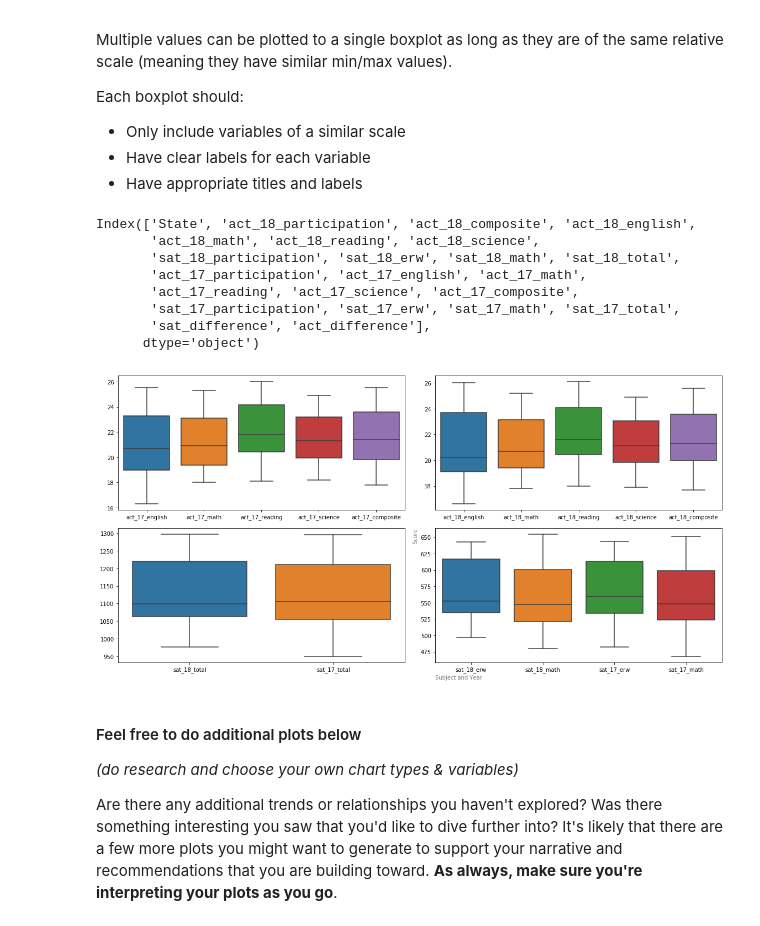
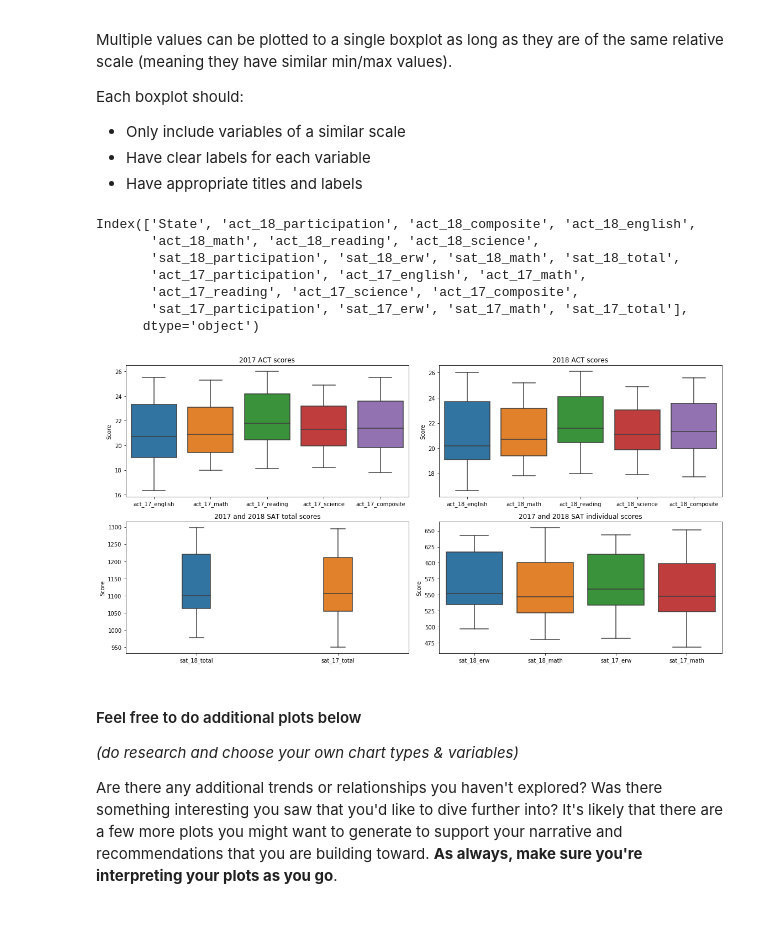
Before and after one commit to KennethChewx/Project_1, a Jupyter notebook: code/starter-code.ipynb, the cells around one changed output. Saved outputs shown, nothing was run; the diff lists cells and outputs as text; code cells hidden in the pictures.

Commit message:
Edited descriptive summaries and attempted outside research on SAT and ACT scores

```diff
--- a/code/starter-code.ipynb
+++ b/code/starter-code.ipynb
@@ -551,3 +558,0 @@ def high_low(col):
-# %%
-final["sat_difference"] = final.sat_18_total - final.sat_17_total
-final[abs(final["sat_difference"])>40]
@@ -563,3 +558,0 @@ final[abs(final["sat_difference"])>40]
-# %%
-final['act_difference'] = final.act_17_composite - final.act_18_composite
-final.State[abs(final['act_difference'])>2]
@@ -778,26 +910,33 @@ Index(['State', 'act_18_participation', 'act_18_composite', 'act_18_english',
        'sat_18_participation', 'sat_18_erw', 'sat_18_math', 'sat_18_total',
        'act_17_participation', 'act_17_english', 'act_17_math',
        'act_17_reading', 'act_17_science', 'act_17_composite',
-       'sat_17_participation', 'sat_17_erw', 'sat_17_math', 'sat_17_total',
-       'sat_difference', 'act_difference'],
+       'sat_17_participation', 'sat_17_erw', 'sat_17_math', 'sat_17_total'],
       dtype='object')
 # %%
 figure, ax = plt.subplots(nrows=2, ncols=2, figsize=(16, 8))
 
+for i in range(2):
+    for j in range(2):
+        ax[i,j].set_ylabel('Score')
+
+
 # ACT 17 and ACT 18
 
-sns.boxplot(data = final[['act_17_english','act_17_math','act_17_reading', 'act_17_science', 'act_17_composite']], ax=ax[0, 0])
-sns.boxplot(data = final[['act_18_english', 'act_18_math', 'act_18_reading', 'act_18_science', 'act_18_composite']], ax=ax[0, 1])
+sns.boxplot(data = final[['act_17_english','act_17_math','act_17_reading', 'act_17_science', 'act_17_composite']],\
+            ax=ax[0, 0]).set_title('2017 ACT scores')
+
+sns.boxplot(data = final[['act_18_english', 'act_18_math', 'act_18_reading', 'act_18_science', 'act_18_composite']],\
+            ax=ax[0, 1]).set_title('2018 ACT scores')
 
 # SAT 17 and SAT 18
-sns.boxplot(data = final[['sat_18_erw', 'sat_18_math', 'sat_17_erw', 'sat_17_math']], ax=ax[1, 1])
-sns.boxplot(data = final[['sat_18_total', 'sat_17_total']], ax=ax[1, 0])
+sns.boxplot(data = final[['sat_18_erw', 'sat_18_math', 'sat_17_erw', 'sat_17_math']],\
+            ax=ax[1, 1]).set_title('2017 and 2018 SAT individual scores')
+sns.boxplot(data = final[['sat_18_total', 'sat_17_total']],\
+            ax=ax[1, 0],width = 0.2).set_title('2017 and 2018 SAT total scores')
 
-plt.xlabel("Subject and Year", position = (0,0), ha = 'left', color = 'grey') # (x,y)
-plt.ylabel("Score", position = (0, 1), ha = 'right', color = 'grey') # (x,y)
 figure.tight_layout() ## this will pad your figures slightly
 # %% [output]
-[figure, old version]
+[figure, new version]
 # %% [markdown]
 #### Feel free to do additional plots below
 *(do research and choose your own chart types & variables)*
```
Also changed, not shown: parts of 26 cells of this notebook.
